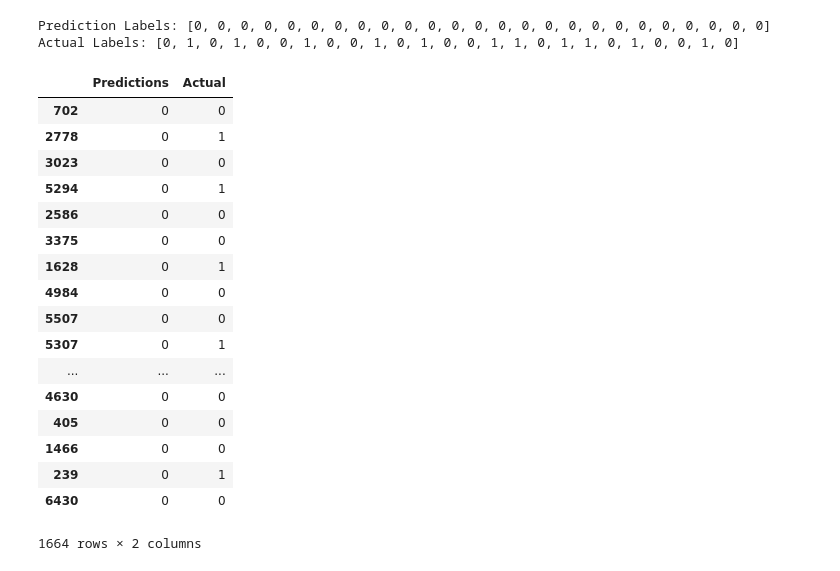
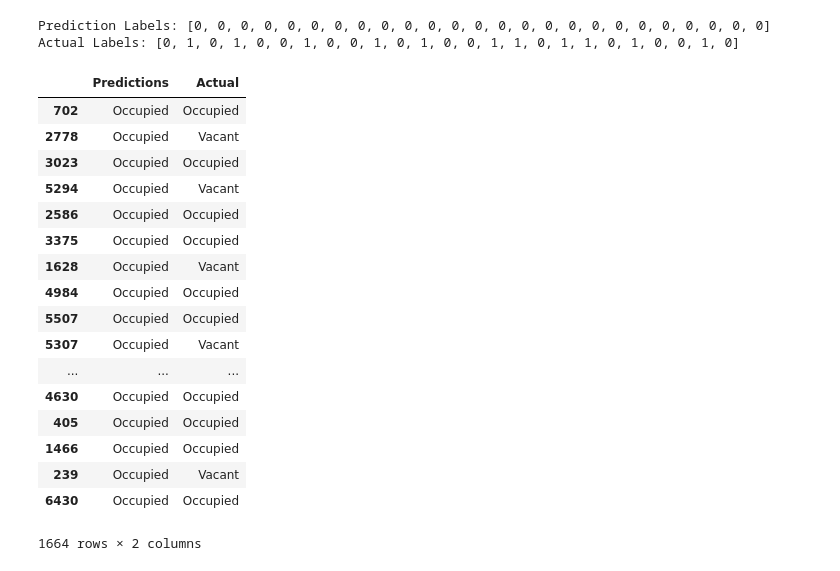
Before and after one commit to richinohio/Final_Project, a Jupyter notebook: Logistic_DeepNetwork.ipynb, the cells around one changed output. Cells and saved outputs as stored; diff of their text form; code cells hidden in the pictures.

```diff
--- a/Logistic_DeepNetwork.ipynb
+++ b/Logistic_DeepNetwork.ipynb
@@ -191,25 +191,29 @@ print(f"Actual Labels: {list(y_test[:25])}")
 # %% [output]
 Prediction Labels: [0, 0, 0, 0, 0, 0, 0, 0, 0, 0, 0, 0, 0, 0, 0, 0, 0, 0, 0, 0, 0, 0, 0, 0, 0]
 Actual Labels: [0, 1, 0, 1, 0, 0, 1, 0, 0, 1, 0, 1, 0, 0, 1, 1, 0, 1, 1, 0, 1, 0, 0, 1, 0]
-# %%
-deep_predictor = pd.DataFrame({"Predictions": predictions, "Actual": y_test})
-deep_predictor
-# %% [output]
-|  | Predictions | Actual |
-| 702 | 0 | 0 |
-| 2778 | 0 | 1 |
-| 3023 | 0 | 0 |
-| 5294 | 0 | 1 |
-| 2586 | 0 | 0 |
-| 3375 | 0 | 0 |
-| 1628 | 0 | 1 |
-| 4984 | 0 | 0 |
-| 5507 | 0 | 0 |
-| 5307 | 0 | 1 |
-| ... | ... | ... |
-| 4630 | 0 | 0 |
-| 405 | 0 | 0 |
-| 1466 | 0 | 0 |
-| 239 | 0 | 1 |
-| 6430 | 0 | 0 |
-1664 rows × 2 columns
+# %%
+deep_predictor = pd.DataFrame({"Predictions": predictions, "Actual": y_test})
+deep_predictor.loc[deep_predictor["Predictions"] == 1, "Predictions"] = "Vacant"
+deep_predictor.loc[deep_predictor["Predictions"] == 0, "Predictions"] = "Occupied"
+deep_predictor.loc[deep_predictor["Actual"] == 1, "Actual"] = "Vacant"
+deep_predictor.loc[deep_predictor["Actual"] == 0, "Actual"] = "Occupied"
+deep_predictor
+# %% [output]
+|  | Predictions | Actual |
+| 702 | Occupied | Occupied |
+| 2778 | Occupied | Vacant |
+| 3023 | Occupied | Occupied |
+| 5294 | Occupied | Vacant |
+| 2586 | Occupied | Occupied |
+| 3375 | Occupied | Occupied |
+| 1628 | Occupied | Vacant |
+| 4984 | Occupied | Occupied |
+| 5507 | Occupied | Occupied |
+| 5307 | Occupied | Vacant |
+| ... | ... | ... |
+| 4630 | Occupied | Occupied |
+| 405 | Occupied | Occupied |
+| 1466 | Occupied | Occupied |
+| 239 | Occupied | Vacant |
+| 6430 | Occupied | Occupied |
+1664 rows × 2 columns
```
